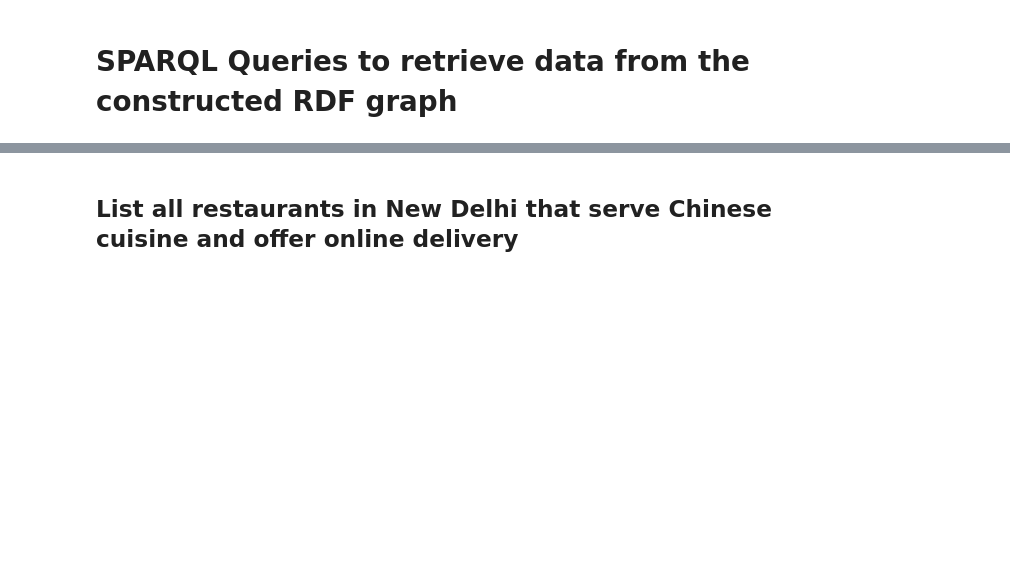
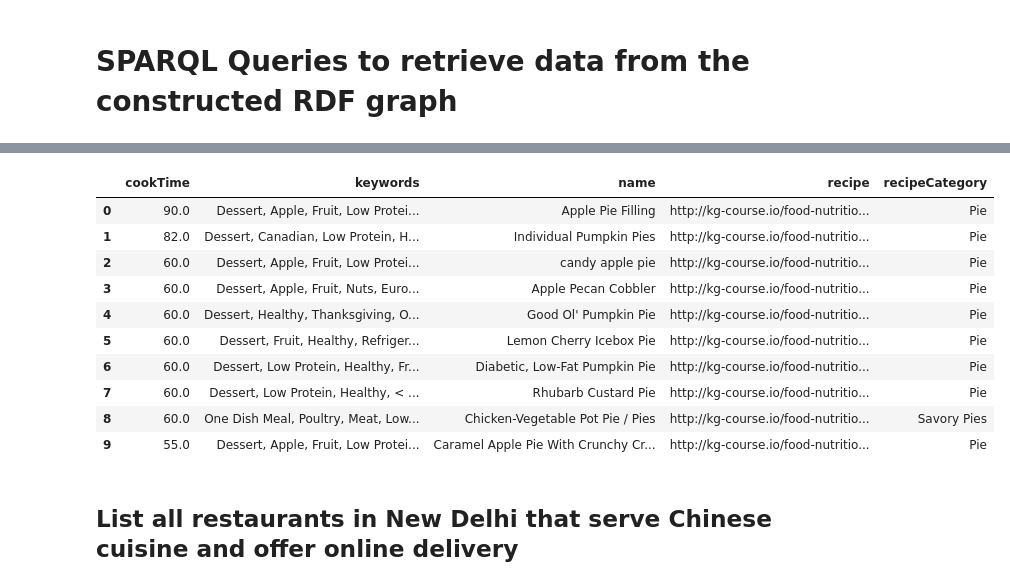
Before and after one commit to alexanderleonidas/fluffy-octo-spoon, a Jupyter notebook: sparql_queries.ipynb, the cells around one changed output, grey strips where cells are left out. Saved outputs shown, nothing was run; the diff lists cells and outputs as text; code cells hidden in the pictures; blank space fills up the shorter version.

```diff
--- a/sparql_queries.ipynb
+++ b/sparql_queries.ipynb
@@ -14,12 +14,12 @@ g = Graph()
 g.bind("base", BASE)
 g.bind("schema", SCHEMA)
 
-g.parse("food_nutrition_graph.ttl", format="ttl")
+g.parse("KEN4256-structured-KG-Team6.ttl", format="ttl")
 
-prefix_string = """ @prefix ex: <http://kg-course.io/food-nutrition/schema/> .
-    @prefix rdf: <http://www.w3.org/1999/02/22-rdf-syntax-ns#> .
-    @prefix rdfs: <http://www.w3.org/2000/01/rdf-schema#> .
-    @prefix schema: <https://schema.org/> .
-    @prefix xsd: <http://www.w3.org/2001/XMLSchema#> ."""
+prefix_string = """ PREFIX ex: <http://kg-course.io/food-nutrition/schema/>
+    PREFIX rdf: <http://www.w3.org/1999/02/22-rdf-syntax-ns#>
+    PREFIX rdfs: <http://www.w3.org/2000/01/rdf-schema#>
+    PREFIX schema: <https://schema.org/>
+    PREFIX xsd: <http://www.w3.org/2001/XMLSchema#>"""
 # %% [markdown]
 ## Find recipes that are risky for individuals allergic to mango
@@ -42,18 +59,33 @@ results1
 # %%
 results2 = g.query(
     f"""
     {prefix_string}
-    SELECT ?recipe ?recipeLabel WHERE {{
+    SELECT * WHERE {{
         ?recipe a schema:Recipe ;
+            schema:name ?name ;
             schema:keywords ?keywords ;
-            schema:recipeCategory ?recipeCategory .
-        FILTER(CONTAINS(lcase(str(?recipeCategory)), "pie"))
-        FILTER(CONTAINS(lcase(str(?keywords)), "pie"))
-        FILTER(CONTAINS(lcase(str(?keywords)), "healthy"))
+            schema:recipeCategory ?recipeCategory ;
+            schema:cookTime ?cookTime .
+
+        FILTER(CONTAINS(lcase(str(?recipeCategory)), "pie") && CONTAINS(lcase(str(?keywords)), "healthy") && ?cookTime < "120"^^xsd:decimal)
     }}
+    ORDER BY DESC(?cookTime)
+    LIMIT 10
     """
 )
-results2 = pd.DataFrame(results1.bindings)
+results2 = pd.DataFrame(results2.bindings)
 results2
+# %% [output]
+|  | cookTime | keywords | name | recipe | recipeCategory |
+| 0 | 90.0 | Dessert, Apple, Fruit, Low Protei... | Apple Pie Filling | http://kg-course.io/food-nutritio... | Pie |
+| 1 | 82.0 | Dessert, Canadian, Low Protein, H... | Individual Pumpkin Pies | http://kg-course.io/food-nutritio... | Pie |
+| 2 | 60.0 | Dessert, Apple, Fruit, Low Protei... | candy apple pie | http://kg-course.io/food-nutritio... | Pie |
+| 3 | 60.0 | Dessert, Apple, Fruit, Nuts, Euro... | Apple Pecan Cobbler | http://kg-course.io/food-nutritio... | Pie |
+| 4 | 60.0 | Dessert, Healthy, Thanksgiving, O... | Good Ol' Pumpkin Pie | http://kg-course.io/food-nutritio... | Pie |
+| 5 | 60.0 | Dessert, Fruit, Healthy, Refriger... | Lemon Cherry Icebox Pie | http://kg-course.io/food-nutritio... | Pie |
+| 6 | 60.0 | Dessert, Low Protein, Healthy, Fr... | Diabetic, Low-Fat Pumpkin Pie | http://kg-course.io/food-nutritio... | Pie |
+| 7 | 60.0 | Dessert, Low Protein, Healthy, < ... | Rhubarb Custard Pie | http://kg-course.io/food-nutritio... | Pie |
+| 8 | 60.0 | One Dish Meal, Poultry, Meat, Low... | Chicken-Vegetable Pot Pie / Pies | http://kg-course.io/food-nutritio... | Savory Pies |
+| 9 | 55.0 | Dessert, Apple, Fruit, Low Protei... | Caramel Apple Pie With Crunchy Cr... | http://kg-course.io/food-nutritio... | Pie |
 # %% [markdown]
 ## List all restaurants in New Delhi that serve Chinese cuisine and offer online delivery
```
Also changed, not shown: parts of 6 cells of this notebook, 3 other files.
